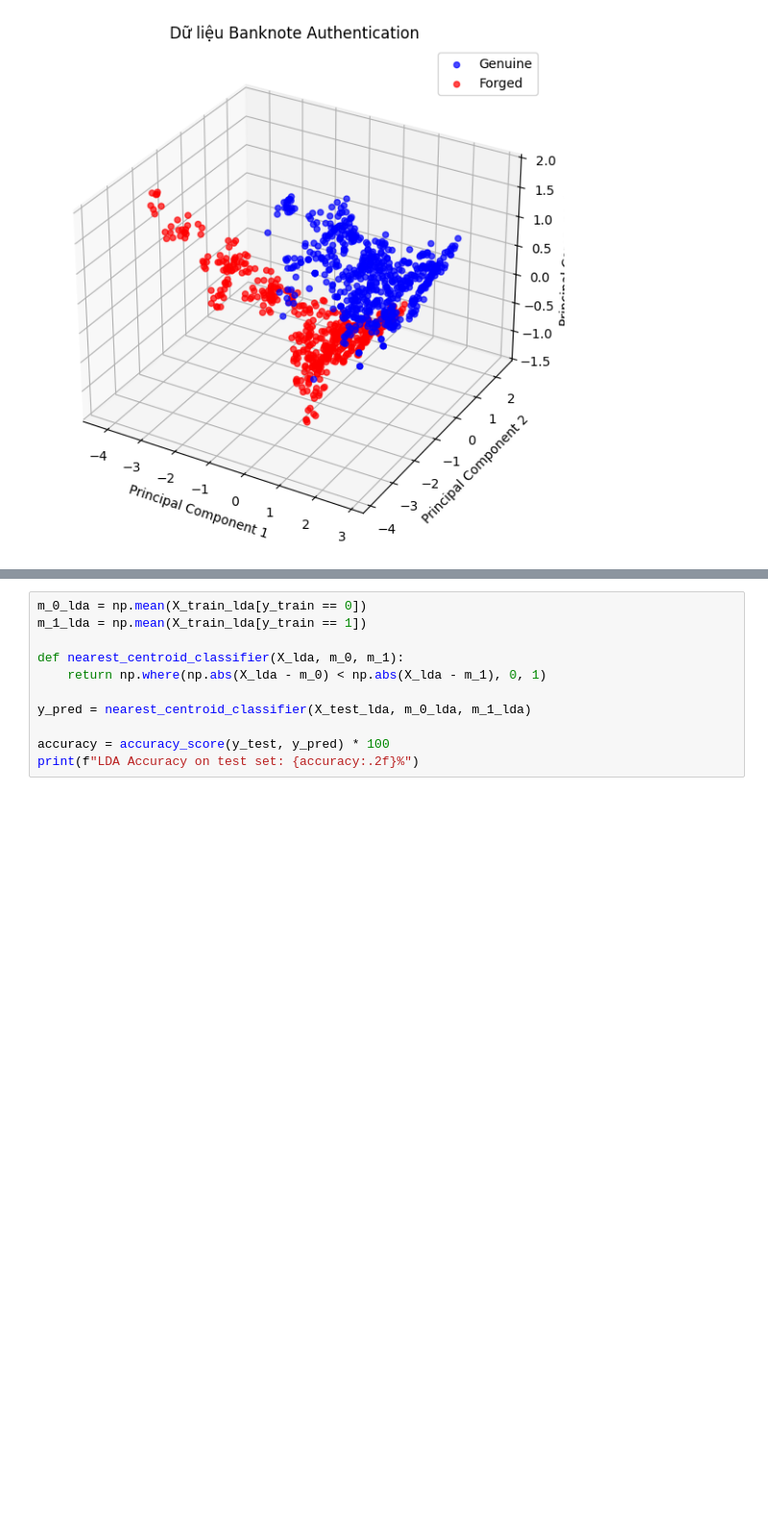
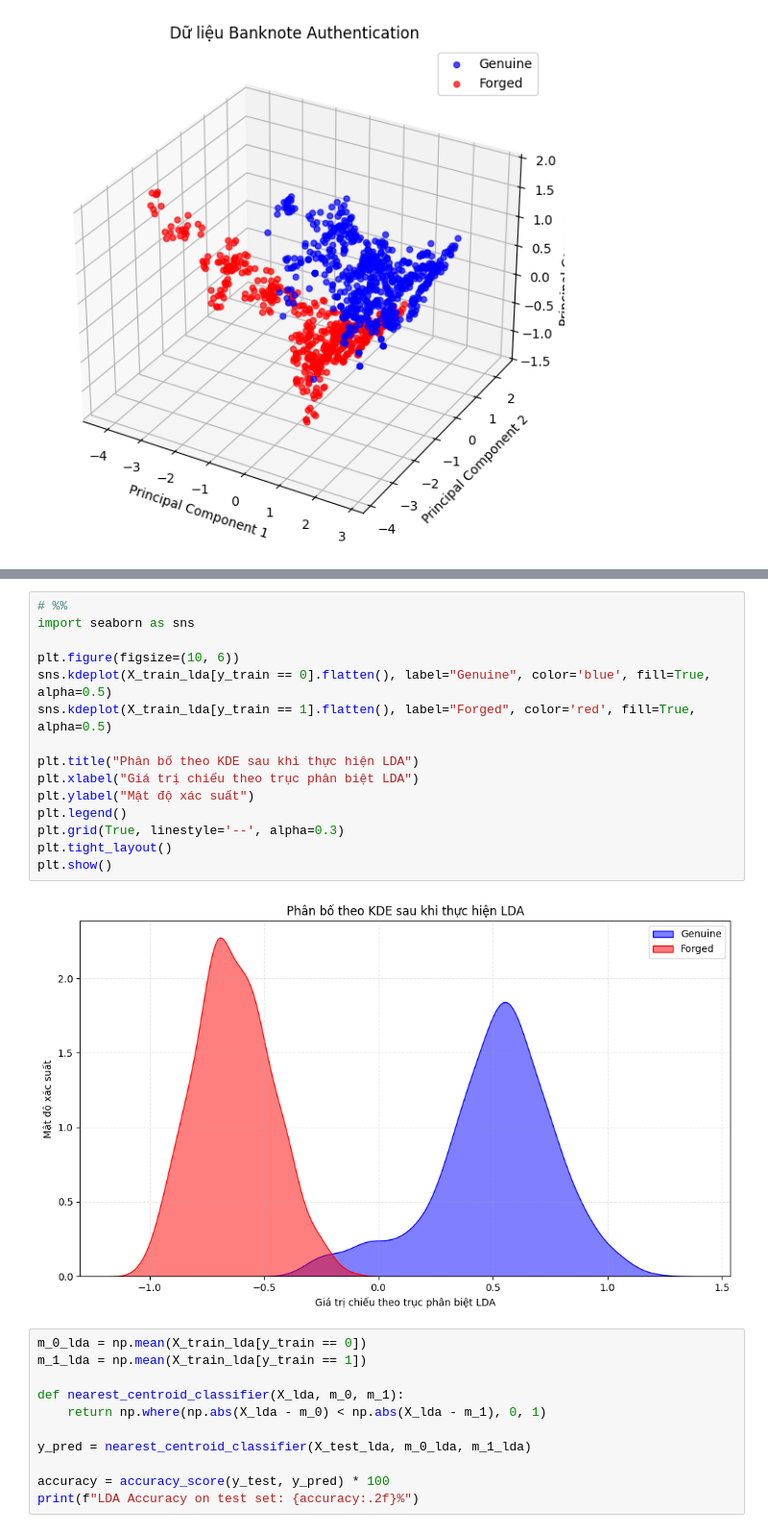
Before and after one commit to AvieTechy/MSA-Vstatis, a Jupyter notebook: Sources/Binary_Class_LDA.ipynb, the cells around one changed output, grey strips where cells are left out. Shown: that part at 96% size. Cells and saved outputs as stored; diff of their text form; blank space fills up the shorter version.

```diff
--- a/Sources/Binary_Class_LDA.ipynb
+++ b/Sources/Binary_Class_LDA.ipynb
@@ -101,3 +118,20 @@ plt.show()
+# %%
+# %%
+import seaborn as sns
+
+plt.figure(figsize=(10, 6))
+sns.kdeplot(X_train_lda[y_train == 0].flatten(), label="Genuine", color='blue', fill=True, alpha=0.5)
+sns.kdeplot(X_train_lda[y_train == 1].flatten(), label="Forged", color='red', fill=True, alpha=0.5)
+
+plt.title("Phân bố theo KDE sau khi thực hiện LDA")
+plt.xlabel("Giá trị chiếu theo trục phân biệt LDA")
+plt.ylabel("Mật độ xác suất")
+plt.legend()
+plt.grid(True, linestyle='--', alpha=0.3)
+plt.tight_layout()
+plt.show()
+# %% [output]
+[figure, added]
 # %%
 m_0_lda = np.mean(X_train_lda[y_train == 0])
 m_1_lda = np.mean(X_train_lda[y_train == 1])
```
Also changed, not shown: parts of 5 cells of this notebook, 1 other file.
